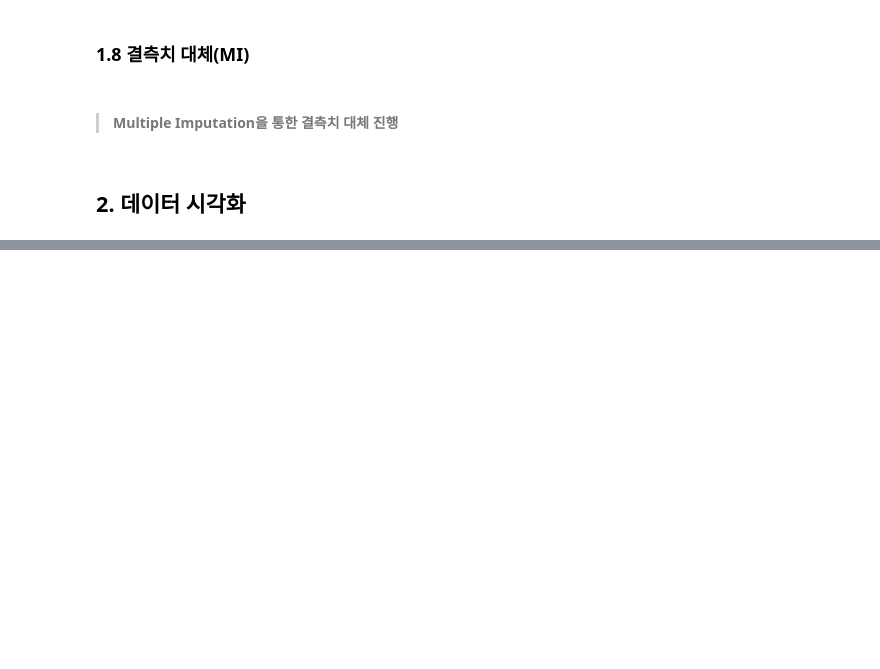
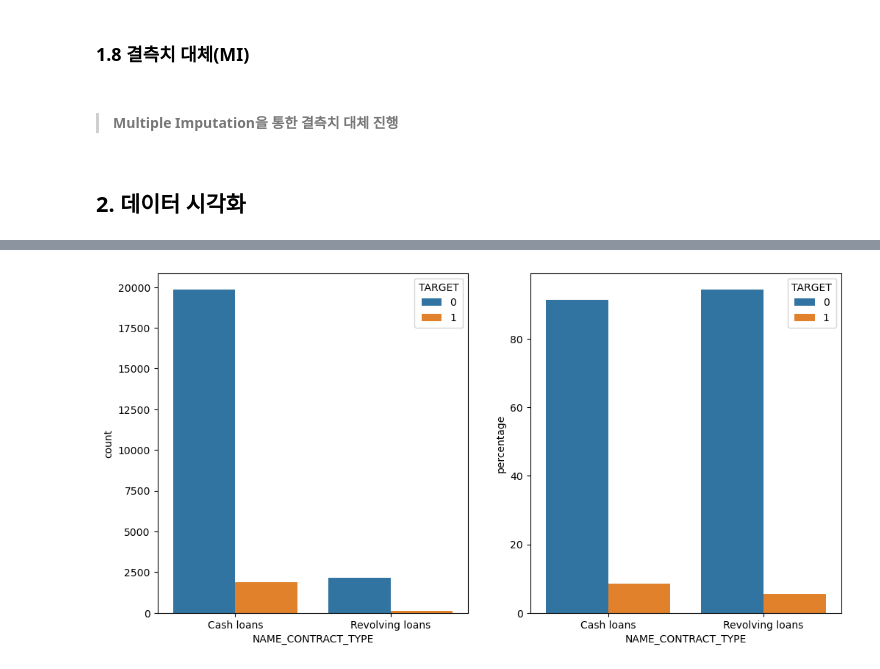
Before and after one commit to yellowlemontea/JB_DS2, a Jupyter notebook: notebook_csl.ipynb, the cells around one changed output, grey strips where cells are left out. Saved outputs shown, nothing was run; the diff lists cells and outputs as text; code cells hidden in the pictures; blank space fills up the shorter version.

```diff
--- a/notebook_csl.ipynb
+++ b/notebook_csl.ipynb
@@ -425,0 +415,29 @@ plt.show()
+# %%
+def plot_stats(df, feature,label_rotation=False,horizontal_layout=True):
+    if(horizontal_layout):
+        fig, ax = plt.subplots(ncols=2, figsize=(12,6))
+    else:
+        fig, ax = plt.subplots(nrows=2, figsize=(12,14))
+
+
+    # Count plot for the feature by TARGET
+    sns.countplot(x=feature, hue='TARGET', data=df, ax=ax[0])
+
+    # Percentage of each category by TARGET
+    df_grouped = df.groupby([feature])['TARGET'].value_counts(normalize=True).rename('percentage').reset_index()
+    df_grouped['percentage'] = df_grouped['percentage'] * 100
+
+    # Bar plot for the percentage of each category by TARGET
+    s = sns.barplot(x=feature, y='percentage',hue='TARGET',data=df_grouped, ax=ax[1])
+
+    if(label_rotation):
+        s.set_xticklabels(s.get_xticklabels(),rotation=90)
+        for p in s.patches:
+            s.annotate(format(p.get_height(), '.1f'),
+                       (p.get_x() + p.get_width() / 2., p.get_height()),
+                       ha = 'center', va = 'center',
+                       xytext = (0, 10),
+                       textcoords = 'offset points')
+
+
+    plt.show();
@@ -425,0 +467,4 @@ plt.show()
+# %%
+plot_stats(df_adj_mv_fill,'NAME_CONTRACT_TYPE')
+# %% [output]
+[figure, added]
```
Also changed, not shown: parts of 18 cells of this notebook.
